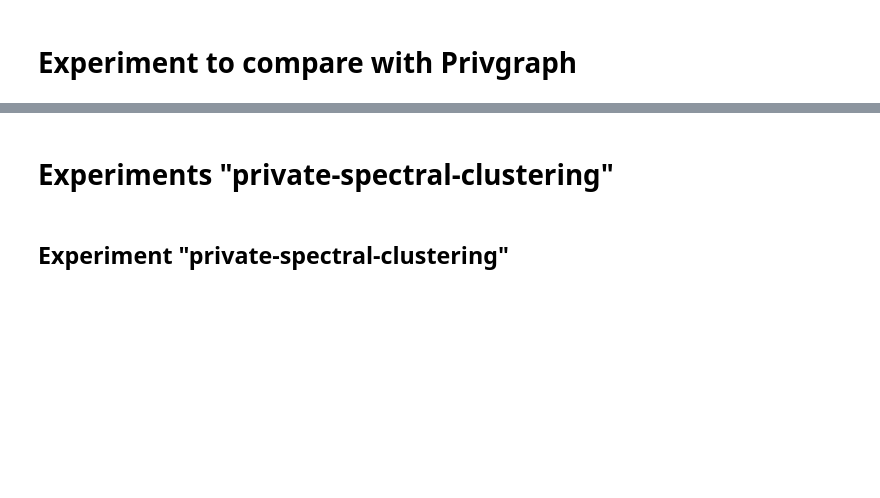
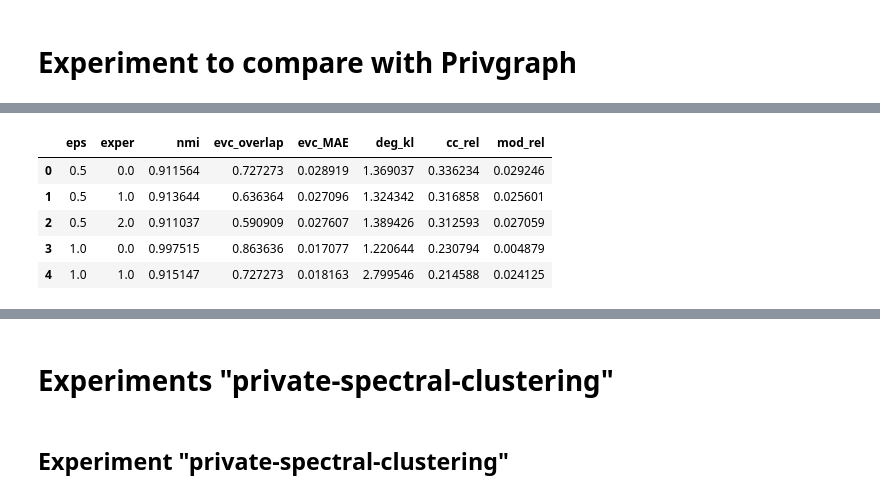
Before and after one commit to Jsalasp/SBM-Noise, a Jupyter notebook: SBM_Noise/SBM_Noise.ipynb, the cells around one changed output, grey strips where cells are left out. Saved outputs shown, nothing was run; the diff lists cells and outputs as text; code cells hidden in the pictures; blank space fills up the shorter version.

```diff
--- a/SBM_Noise/SBM_Noise.ipynb
+++ b/SBM_Noise/SBM_Noise.ipynb
@@ -322,3 +322,13 @@ KeyboardInterrupt
+# %%
+df = pd.read_csv('./result/Chamelon_3.csv')
+df.head()
+# %% [output]
+|  | eps | exper | nmi | evc_overlap | evc_MAE | deg_kl | cc_rel | mod_rel |
+| 0 | 0.5 | 0.0 | 0.911564 | 0.727273 | 0.028919 | 1.369037 | 0.336234 | 0.029246 |
+| 1 | 0.5 | 1.0 | 0.913644 | 0.636364 | 0.027096 | 1.324342 | 0.316858 | 0.025601 |
+| 2 | 0.5 | 2.0 | 0.911037 | 0.590909 | 0.027607 | 1.389426 | 0.312593 | 0.027059 |
+| 3 | 1.0 | 0.0 | 0.997515 | 0.863636 | 0.017077 | 1.220644 | 0.230794 | 0.004879 |
+| 4 | 1.0 | 1.0 | 0.915147 | 0.727273 | 0.018163 | 2.799546 | 0.214588 | 0.024125 |
 # %%
 # PLOTS
 
```
Also changed, not shown: parts of 24 cells of this notebook, 3 other files.
